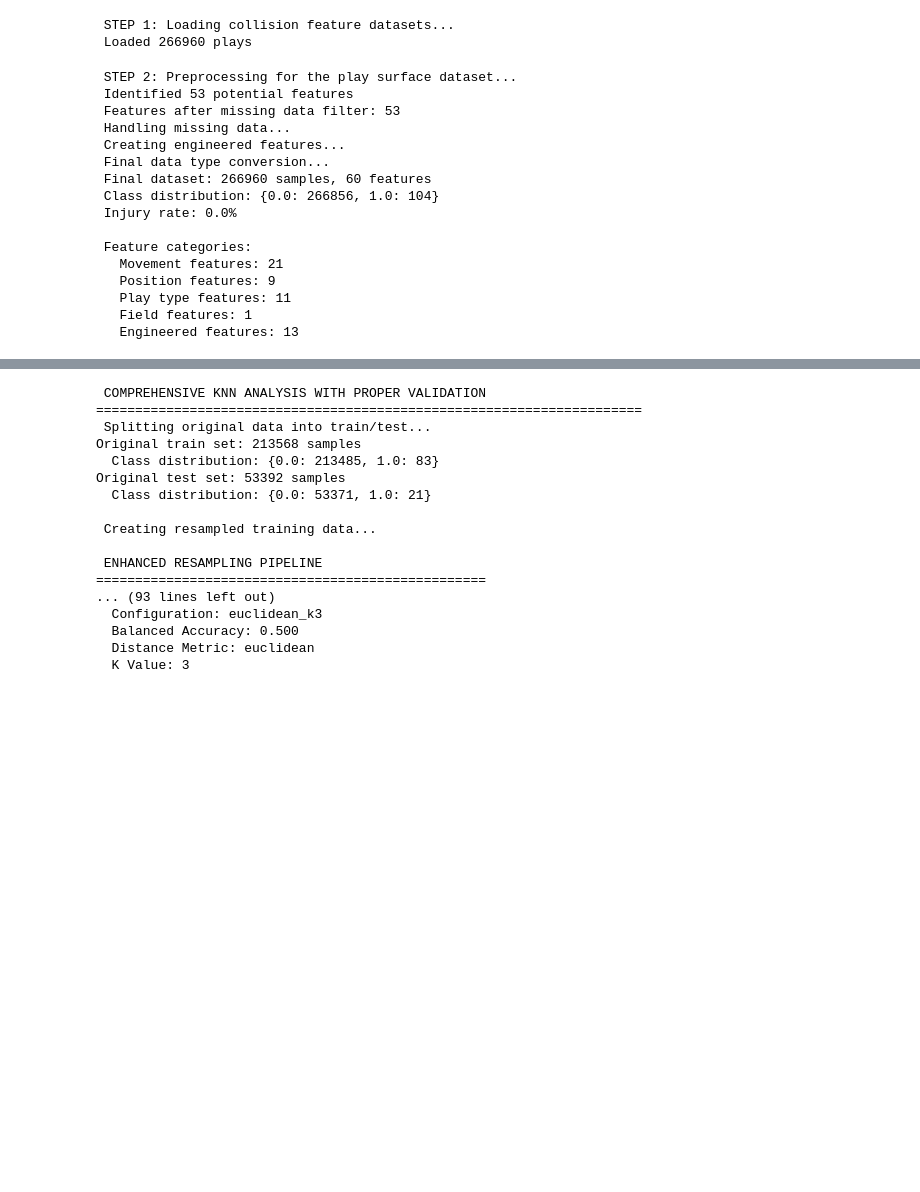
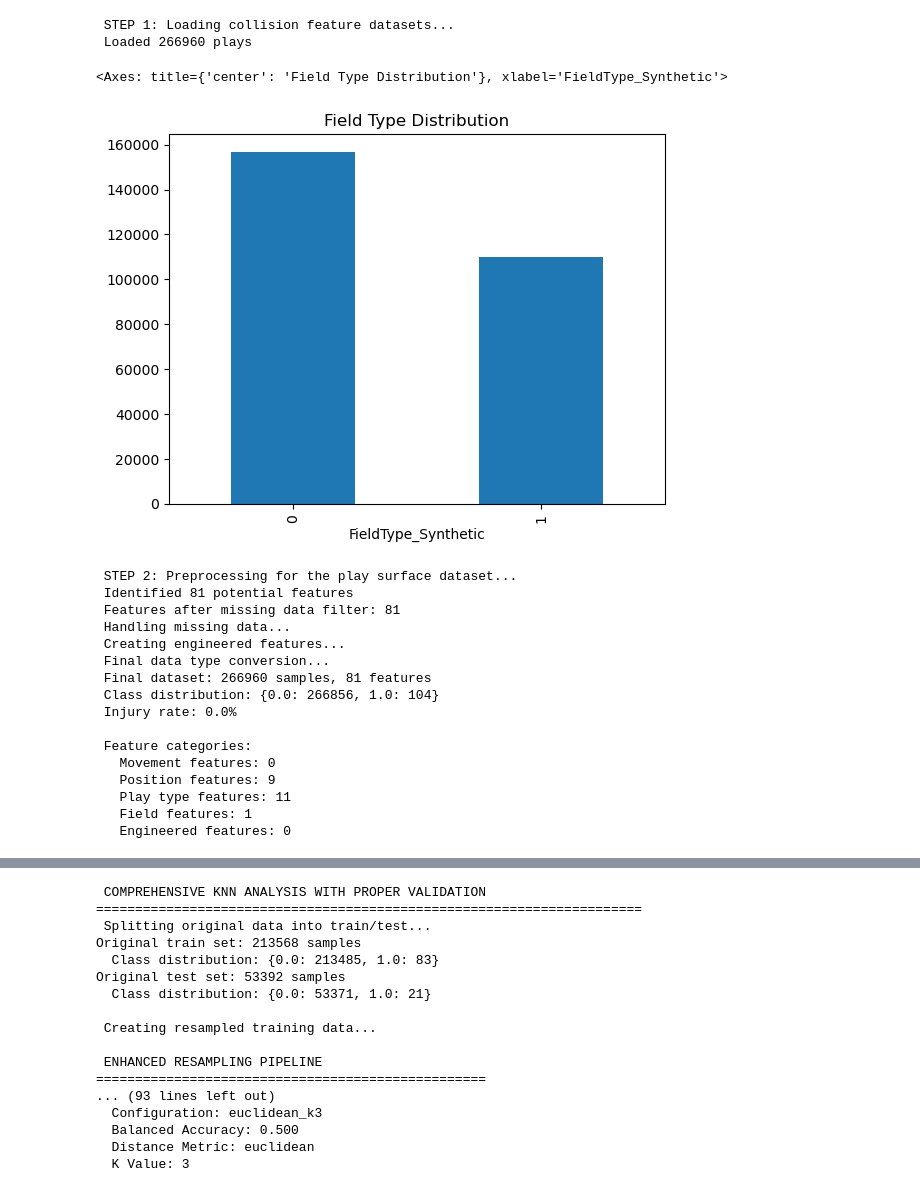
Before and after one commit to shmorhunmsds/summer_milestone_2, a Jupyter notebook: week_8_final.ipynb, the cells around one changed output, grey strips where cells are left out. Cells and saved outputs as stored; diff of their text form; code cells hidden in the pictures; blank space fills up the shorter version.

Commit message:
sunday afternoon

```diff
--- a/week_8_final.ipynb
+++ b/week_8_final.ipynb
@@ -1013,6 +972,11 @@ play_surface_df = load_play_surface_data()
 # %% [output]
  STEP 1: Loading collision feature datasets...
  Loaded 266960 plays
+# %%
+play_surface_df['FieldType_Synthetic'].value_counts().plot(kind='bar', title='Field Type Distribution')
+# %% [output]
+<Axes: title={'center': 'Field Type Distribution'}, xlabel='FieldType_Synthetic'>
+[figure, added]
 # %%
 def preprocess_dataset(df, target_col='injury', remove_outliers=False):
     """Preprocessing for injury prediction dataset"""
@@ -1028,8 +992,14 @@ def preprocess_dataset(df, target_col='injury', remove_outliers=False):
         'BodyPart_Foot', 'BodyPart_Heel', 'BodyPart_Knee',
         'BodyPart_Non-Injury', 'BodyPart_Toes',
         # Identifier columns
-        'PlayKey', 'PlayerDay', 'PlayerGame'
+        'PlayKey', 'PlayerDay', 'PlayerGame',
+        # new target
+        #'FieldType_Synthetic'
     ]
+
+    # fill class 0 in target column if missing
+    if target_col not in df.columns:
+        df[target_col] = df[target_col].fillna(0)
 
     feature_cols = [col for col in df.columns if col not in exclude_cols]
     print(f" Identified {len(feature_cols)} potential features")
@@ -1160,21 +1130,21 @@ def preprocess_dataset(df, target_col='injury', remove_outliers=False):
 X, y = preprocess_dataset(play_surface_df, target_col='injury', remove_outliers=False)
 # %% [output]
  STEP 2: Preprocessing for the play surface dataset...
- Identified 53 potential features
- Features after missing data filter: 53
+ Identified 81 potential features
+ Features after missing data filter: 81
  Handling missing data...
  Creating engineered features...
  Final data type conversion...
- Final dataset: 266960 samples, 60 features
+ Final dataset: 266960 samples, 81 features
  Class distribution: {0.0: 266856, 1.0: 104}
  Injury rate: 0.0%
 
  Feature categories:
-   Movement features: 21
+   Movement features: 0
    Position features: 9
    Play type features: 11
    Field features: 1
-   Engineered features: 13
+   Engineered features: 0
 # %%
 X_scaled, feature_names, scaler = select_features_small_dataset(X, y, k=20)
 # %% [output]
```
Also changed, not shown: parts of 15 cells of this notebook, 7 other files.
